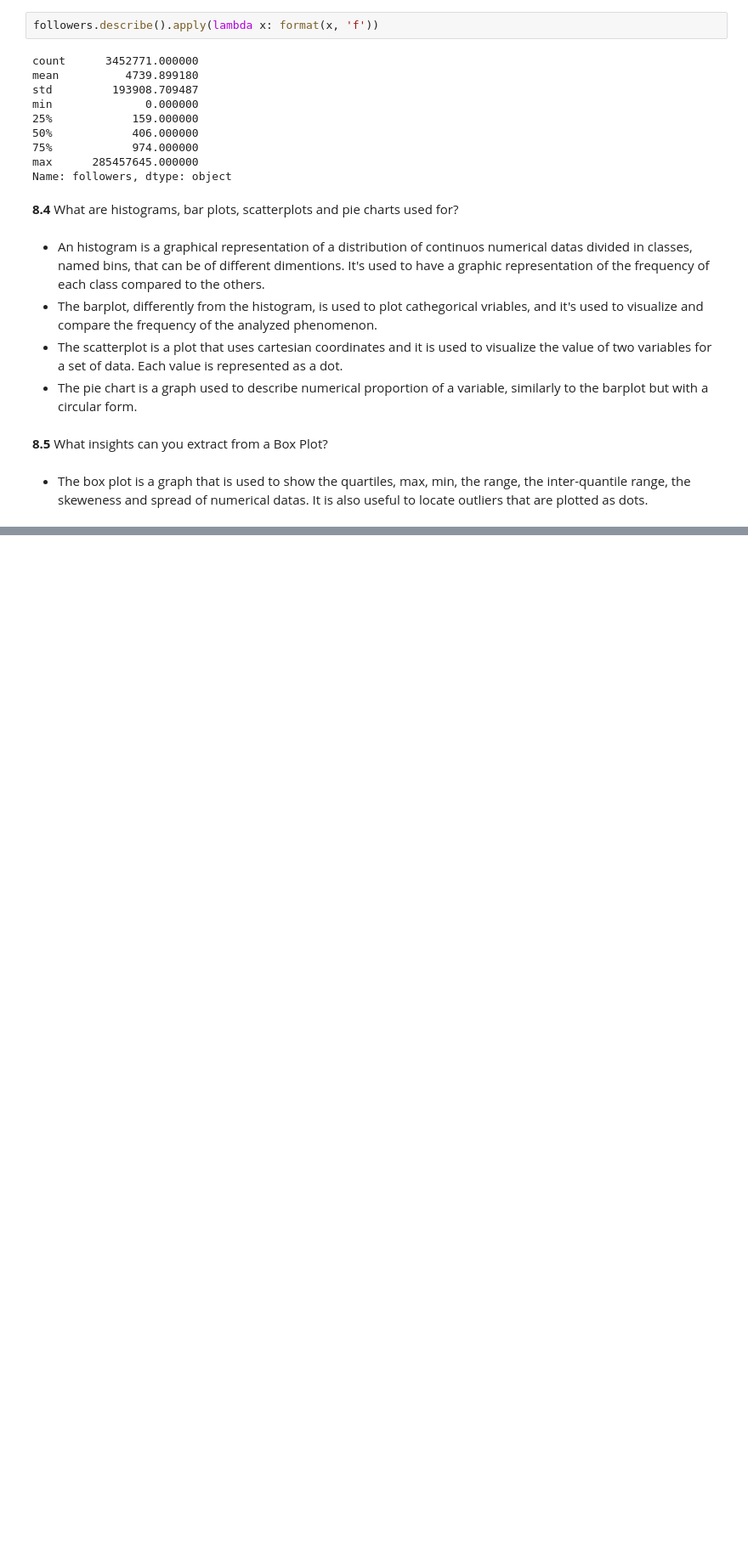
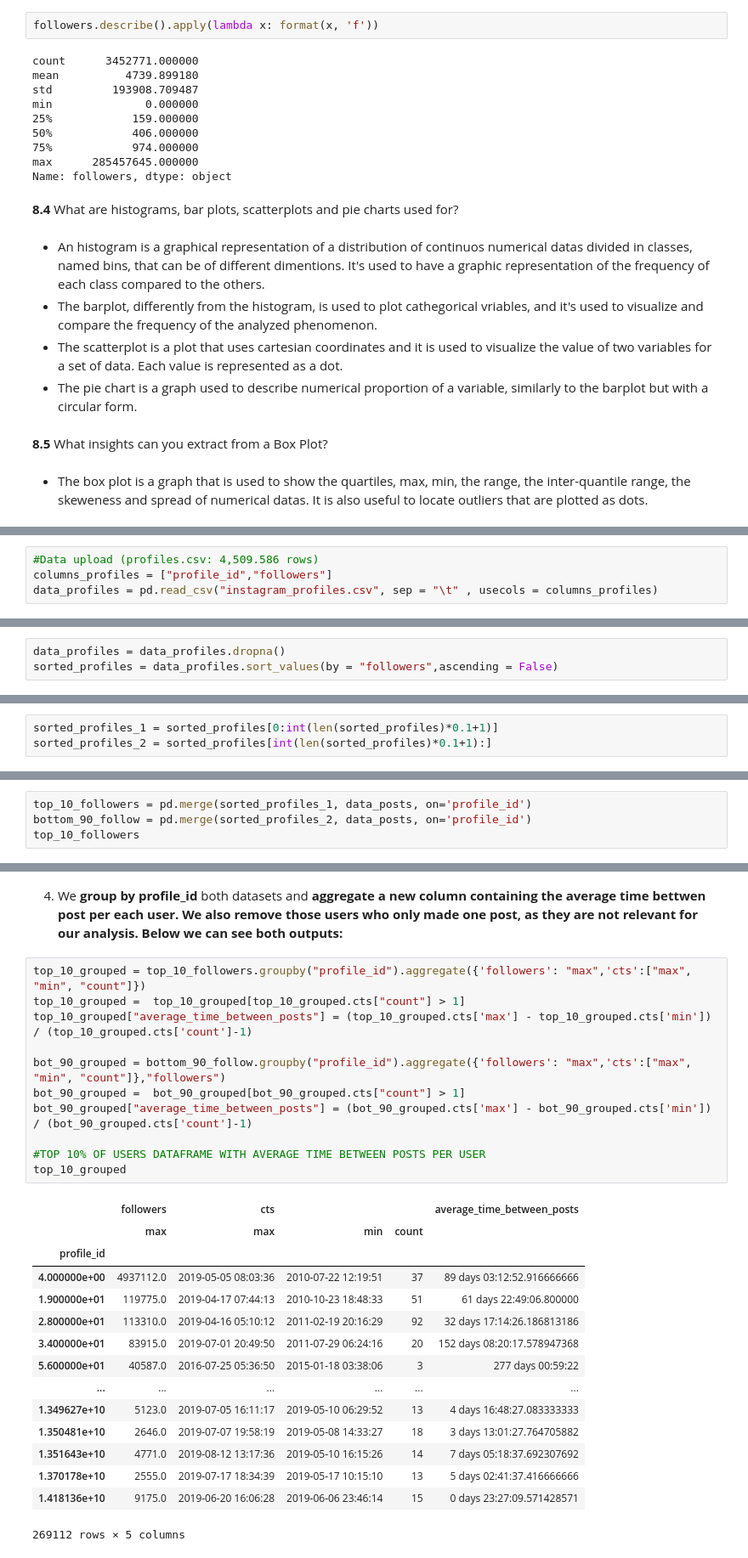
Before and after one commit to Iadiserniag/ADM-HW2, a Jupyter notebook: RQ12345678.ipynb, the cells around one changed output, grey strips where cells are left out. Shown at 85% size. Cells and saved outputs as stored; diff of their text form; blank space fills up the shorter version.

```diff
--- a/RQ12345678.ipynb
+++ b/RQ12345678.ipynb
@@ -1537,0 +1546,4 @@ Name: followers, dtype: object
+# %%
+#Data upload (profiles.csv: 4,509.586 rows)
+columns_profiles = ["profile_id","followers"]
+data_profiles = pd.read_csv("instagram_profiles.csv", sep = "\t" , usecols = columns_profiles)
@@ -1537,0 +1552,3 @@ Name: followers, dtype: object
+# %%
+data_profiles = data_profiles.dropna()
+sorted_profiles = data_profiles.sort_values(by = "followers",ascending = False)
@@ -1537,0 +1571,3 @@ Name: followers, dtype: object
+# %%
+sorted_profiles_1 = sorted_profiles[0:int(len(sorted_profiles)*0.1+1)]
+sorted_profiles_2 = sorted_profiles[int(len(sorted_profiles)*0.1+1):]
@@ -1537,0 +1577,4 @@ Name: followers, dtype: object
+# %%
+top_10_followers = pd.merge(sorted_profiles_1, data_posts, on='profile_id')
+bottom_90_follow = pd.merge(sorted_profiles_2, data_posts, on='profile_id')
+top_10_followers
@@ -1537,0 +1595,29 @@ Name: followers, dtype: object
+# %% [markdown]
+4. We <b>group by profile_id</b> both datasets and <b>aggregate a new column containing the average time bettwen post per each user. We also remove those users who only made one post, as they are not relevant for our analysis. Below we can see both outputs:
+# %%
+top_10_grouped = top_10_followers.groupby("profile_id").aggregate({'followers': "max",'cts':["max", "min", "count"]})
+top_10_grouped =  top_10_grouped[top_10_grouped.cts["count"] > 1]
+top_10_grouped["average_time_between_posts"] = (top_10_grouped.cts['max'] - top_10_grouped.cts['min']) / (top_10_grouped.cts['count']-1)
+
+bot_90_grouped = bottom_90_follow.groupby("profile_id").aggregate({'followers': "max",'cts':["max", "min", "count"]},"followers")
+bot_90_grouped =  bot_90_grouped[bot_90_grouped.cts["count"] > 1]
+bot_90_grouped["average_time_between_posts"] = (bot_90_grouped.cts['max'] - bot_90_grouped.cts['min']) / (bot_90_grouped.cts['count']-1)
+
+#TOP 10% OF USERS DATAFRAME WITH AVERAGE TIME BETWEEN POSTS PER USER
+top_10_grouped
+# %% [output]
+|  | followers | cts |  |  | average_time_between_posts |
+|  | max | max | min | count |  |
+| profile_id |  |  |  |  |  |
+| 4.000000e+00 | 4937112.0 | 2019-05-05 08:03:36 | 2010-07-22 12:19:51 | 37 | 89 days 03:12:52.916666666 |
+| 1.900000e+01 | 119775.0 | 2019-04-17 07:44:13 | 2010-10-23 18:48:33 | 51 | 61 days 22:49:06.800000 |
+| 2.800000e+01 | 113310.0 | 2019-04-16 05:10:12 | 2011-02-19 20:16:29 | 92 | 32 days 17:14:26.186813186 |
+| 3.400000e+01 | 83915.0 | 2019-07-01 20:49:50 | 2011-07-29 06:24:16 | 20 | 152 days 08:20:17.578947368 |
+| 5.600000e+01 | 40587.0 | 2016-07-25 05:36:50 | 2015-01-18 03:38:06 | 3 | 277 days 00:59:22 |
+| ... | ... | ... | ... | ... | ... |
+| 1.349627e+10 | 5123.0 | 2019-07-05 16:11:17 | 2019-05-10 06:29:52 | 13 | 4 days 16:48:27.083333333 |
+| 1.350481e+10 | 2646.0 | 2019-07-07 19:58:19 | 2019-05-08 14:33:27 | 18 | 3 days 13:01:27.764705882 |
+| 1.351643e+10 | 4771.0 | 2019-08-12 13:17:36 | 2019-05-10 16:15:26 | 14 | 7 days 05:18:37.692307692 |
+| 1.370178e+10 | 2555.0 | 2019-07-17 18:34:39 | 2019-05-17 10:15:10 | 13 | 5 days 02:41:37.416666666 |
+| 1.418136e+10 | 9175.0 | 2019-06-20 16:06:28 | 2019-06-06 23:46:14 | 15 | 0 days 23:27:09.571428571 |
+269112 rows × 5 columns
```
Also changed, not shown: parts of 17 cells of this notebook.
